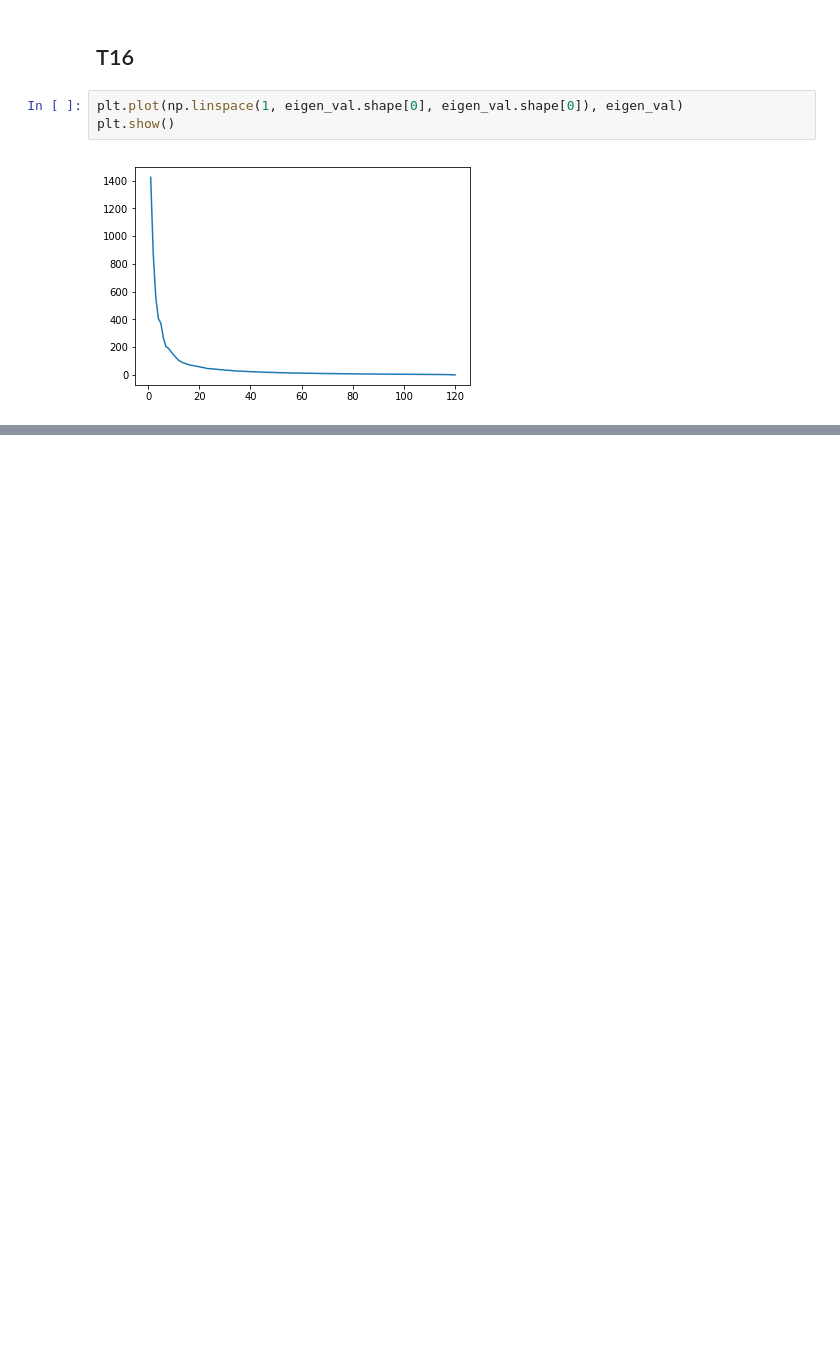
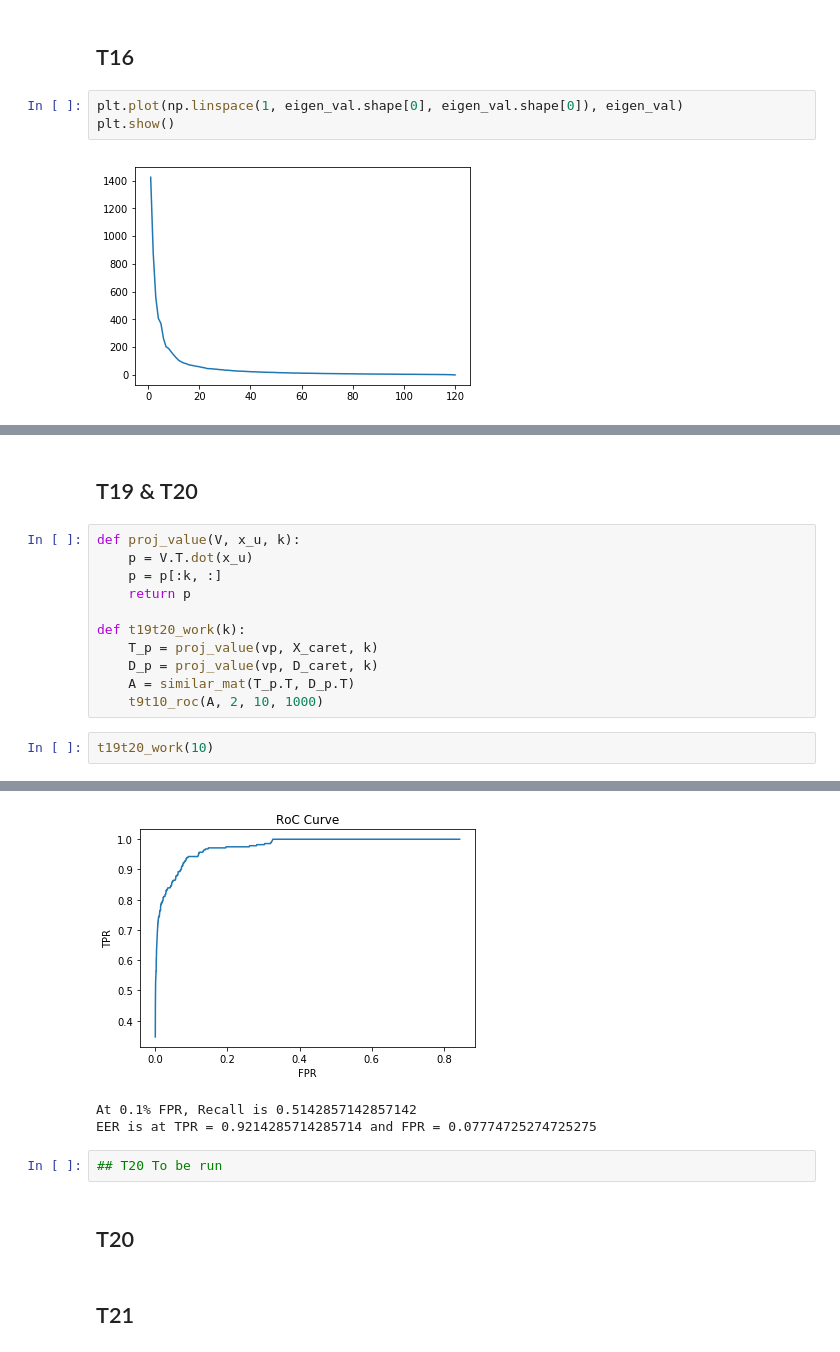
Before and after one commit to nekoteoj/pattern-recognition-work, a Jupyter notebook: HW3/HW3.ipynb, the cells around one changed output, grey strips where cells are left out. Drawn from its saved outputs; the diff is of its cells as text; blank space fills up the shorter version.

```diff
--- a/HW3/HW3.ipynb
+++ b/HW3/HW3.ipynb
@@ -274,0 +341,16 @@ plt.show()
+# %% [markdown]
+## T19 & T20
+# %%
+def proj_value(V, x_u, k):
+    p = V.T.dot(x_u)
+    p = p[:k, :]
+    return p
+
+def t19t20_work(k):
+    T_p = proj_value(vp, X_caret, k)
+    D_p = proj_value(vp, D_caret, k)
+    A = similar_mat(T_p.T, D_p.T)
+    t9t10_roc(A, 2, 10, 1000)
+# %%
+t19t20_work(10)
+# %% [output]
@@ -274,0 +358,9 @@ plt.show()
+[figure, added]
+At 0.1% FPR, Recall is 0.5142857142857142
+EER is at TPR = 0.9214285714285714 and FPR = 0.07774725274725275
+# %%
+## T20 To be run
+# %% [markdown]
+## T20
+# %% [markdown]
+## T21
```
Also changed, not shown: parts of 20 cells of this notebook.
